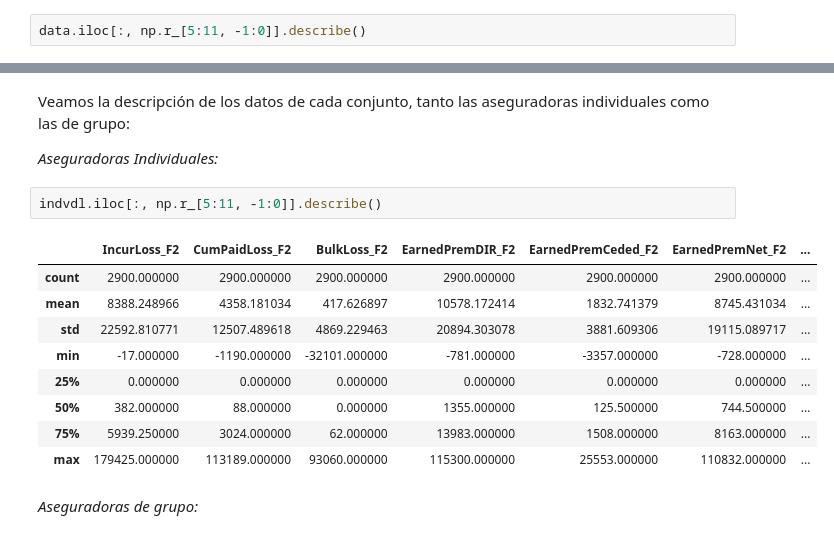
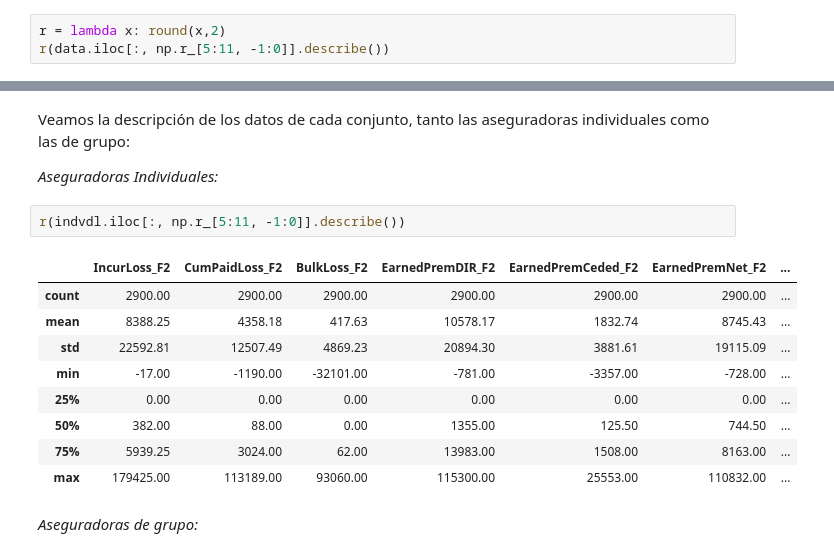
Before and after one commit to angiellanos/Prediccion_de_reservas, a Jupyter notebook: Modelo_Provisiones.ipynb, the cells around one changed output, grey strips where cells are left out. Cells and saved outputs as stored; diff of their text form.

```diff
--- a/Modelo_Provisiones.ipynb
+++ b/Modelo_Provisiones.ipynb
@@ -112,6 +113,7 @@ De lo anterior se deduce que hay una variable no numérica, 6 cualitativas y el
 # %% [markdown]
 De estas 13 características, las características (AccidentYear, DevelopmentYear y DevelopmentLag) son cualitativas ordinales y (GRCODE, GRNAME y Single) son cualitativas nominales. Para estas características cualitativas, en este caso particular, no tiene sentido calcular medidas de tendencia central ni una distribución, ya sea tanto empírica como función continua. Por lo tanto, se calculan estas métricas y el resto del análisis de gráficos y modelos estadístico-matemáticos para los demás atributos, como sigue:
 # %%
-data.iloc[:, np.r_[5:11, -1:0]].describe()
+r = lambda x: round(x,2)
+r(data.iloc[:, np.r_[5:11, -1:0]].describe())
 # %% [output]
 |  | IncurLoss_F2 | CumPaidLoss_F2 | BulkLoss_F2 | EarnedPremDIR_F2 | EarnedPremCeded_F2 | EarnedPremNet_F2 | ... |
@@ -318,17 +320,17 @@ Veamos la descripción de los datos de cada conjunto, tanto las aseguradoras ind
 
 *Aseguradoras Individuales:*
 # %%
-indvdl.iloc[:, np.r_[5:11, -1:0]].describe()
+r(indvdl.iloc[:, np.r_[5:11, -1:0]].describe())
 # %% [output]
 |  | IncurLoss_F2 | CumPaidLoss_F2 | BulkLoss_F2 | EarnedPremDIR_F2 | EarnedPremCeded_F2 | EarnedPremNet_F2 | ... |
-| count | 2900.000000 | 2900.000000 | 2900.000000 | 2900.000000 | 2900.000000 | 2900.000000 | ... |
-| mean | 8388.248966 | 4358.181034 | 417.626897 | 10578.172414 | 1832.741379 | 8745.431034 | ... |
-| std | 22592.810771 | 12507.489618 | 4869.229463 | 20894.303078 | 3881.609306 | 19115.089717 | ... |
-| min | -17.000000 | -1190.000000 | -32101.000000 | -781.000000 | -3357.000000 | -728.000000 | ... |
-| 25% | 0.000000 | 0.000000 | 0.000000 | 0.000000 | 0.000000 | 0.000000 | ... |
-| 50% | 382.000000 | 88.000000 | 0.000000 | 1355.000000 | 125.500000 | 744.500000 | ... |
-| 75% | 5939.250000 | 3024.000000 | 62.000000 | 13983.000000 | 1508.000000 | 8163.000000 | ... |
-| max | 179425.000000 | 113189.000000 | 93060.000000 | 115300.000000 | 25553.000000 | 110832.000000 | ... |
+| count | 2900.00 | 2900.00 | 2900.00 | 2900.00 | 2900.00 | 2900.00 | ... |
+| mean | 8388.25 | 4358.18 | 417.63 | 10578.17 | 1832.74 | 8745.43 | ... |
+| std | 22592.81 | 12507.49 | 4869.23 | 20894.30 | 3881.61 | 19115.09 | ... |
+| min | -17.00 | -1190.00 | -32101.00 | -781.00 | -3357.00 | -728.00 | ... |
+| 25% | 0.00 | 0.00 | 0.00 | 0.00 | 0.00 | 0.00 | ... |
+| 50% | 382.00 | 88.00 | 0.00 | 1355.00 | 125.50 | 744.50 | ... |
+| 75% | 5939.25 | 3024.00 | 62.00 | 13983.00 | 1508.00 | 8163.00 | ... |
+| max | 179425.00 | 113189.00 | 93060.00 | 115300.00 | 25553.00 | 110832.00 | ... |
 # %% [markdown]
 *Aseguradoras de grupo:*
 # %%
```
Also changed, not shown: parts of 15 cells of this notebook.
